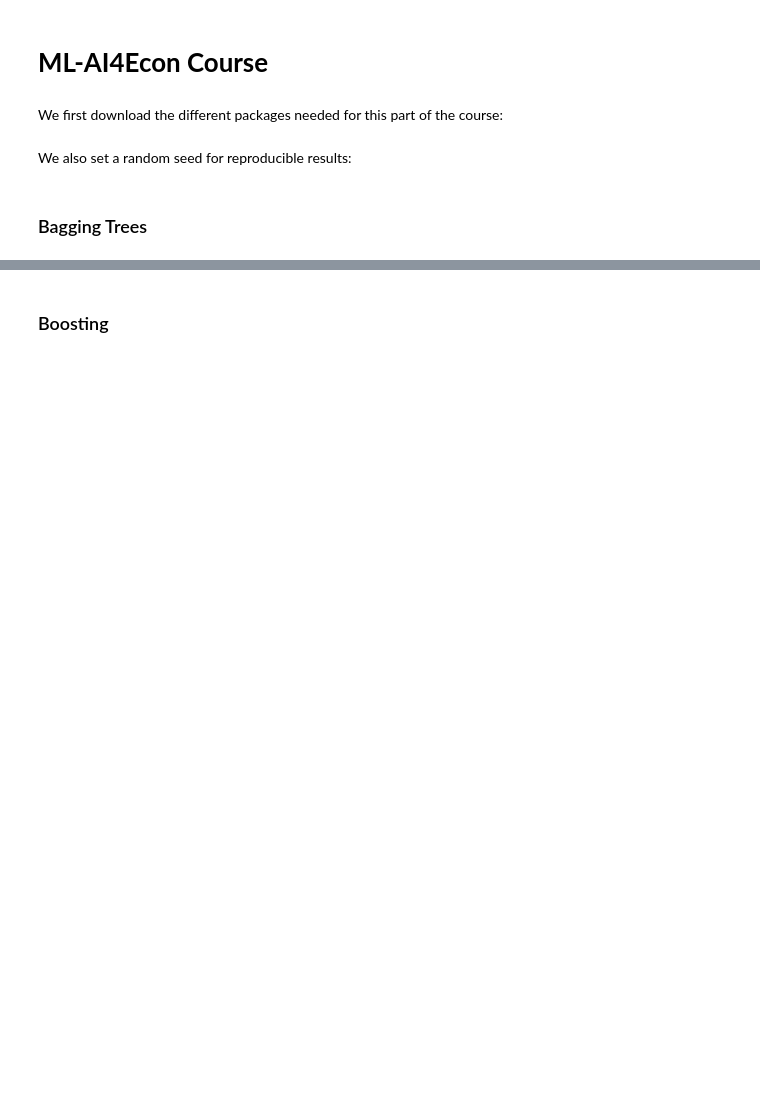
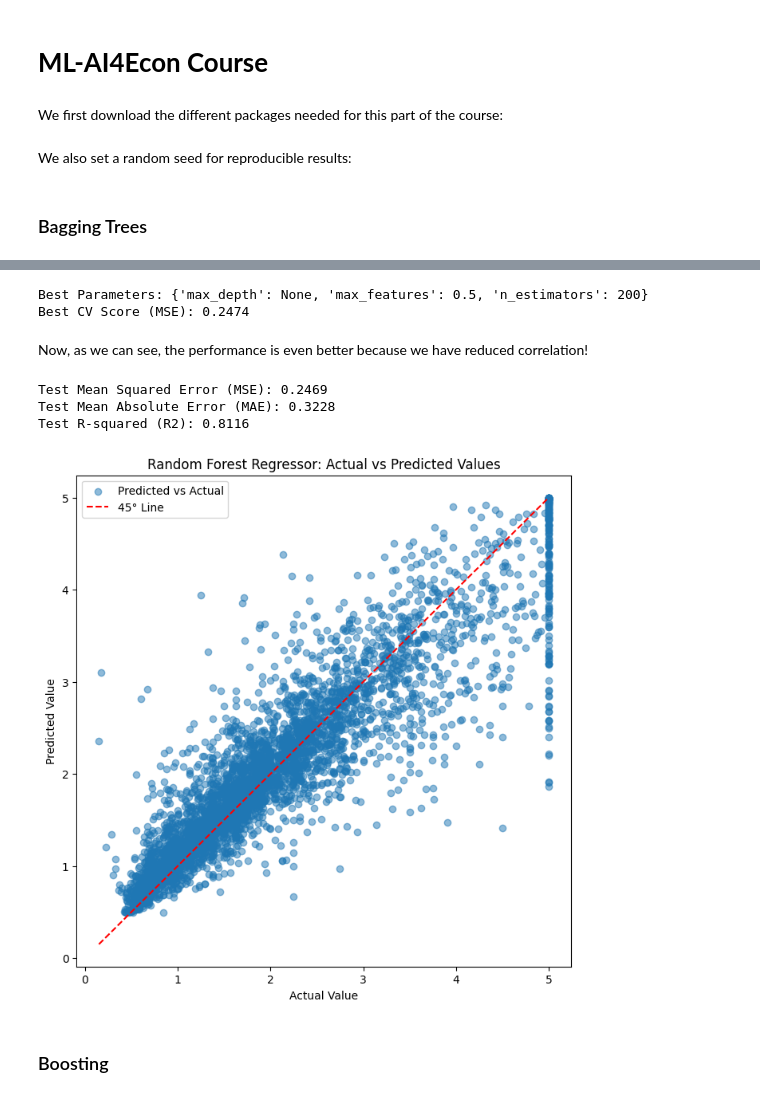
Before and after one commit to ikercb2000/ML4Econ_Course, a Jupyter notebook: Course_Notebooks/5_Bagging_Boosting.ipynb, the cells around one changed output, grey strips where cells are left out. Drawn from its saved outputs; the diff is of its cells as text; code cells hidden in the pictures; blank space fills up the shorter version.

```diff
--- a/Course_Notebooks/5_Bagging_Boosting.ipynb
+++ b/Course_Notebooks/5_Bagging_Boosting.ipynb
@@ -26,2 +220,56 @@ np.random.seed(24)
+# %%
+rf = RandomForestRegressor(random_state=42)
+
+param_grid_rf = {
+    'n_estimators': [50, 100, 200],
+    'max_features': [0.5, 1.0],
+    'max_depth': [None, 10, 20]
+}
+
+grid_search_rf = GridSearchCV(
+    estimator=rf,
+    param_grid=param_grid_rf,
+    cv=5,
+    scoring='neg_mean_squared_error',
+    n_jobs=-1
+)
+
+grid_search_rf.fit(X_train, y_train)
+
+print("Best Parameters:", grid_search_rf.best_params_)
+print("Best CV Score (MSE): {:.4f}".format(-grid_search_rf.best_score_))
+# %% [output]
+Best Parameters: {'max_depth': None, 'max_features': 0.5, 'n_estimators': 200}
+Best CV Score (MSE): 0.2474
+# %% [markdown]
+Now, as we can see, the performance is even better because we have reduced correlation!
+# %%
+
+best_rf_model = grid_search_rf.best_estimator_
+y_pred_rf = best_rf_model.predict(X_test)
+
+mse_rf = mean_squared_error(y_test, y_pred_rf)
+mae_rf = mean_absolute_error(y_test, y_pred_rf)
+r2_rf = r2_score(y_test, y_pred_rf)
+
+print("Test Mean Squared Error (MSE): {:.4f}".format(mse_rf))
+print("Test Mean Absolute Error (MAE): {:.4f}".format(mae_rf))
+print("Test R-squared (R2): {:.4f}".format(r2_rf))
+
+plt.figure(figsize=(8, 8))
+plt.scatter(y_test, y_pred_rf, alpha=0.5, label="Predicted vs Actual")
+min_val_rf = min(y_test.min(), y_pred_rf.min())
+max_val_rf = max(y_test.max(), y_pred_rf.max())
+plt.plot([min_val_rf, max_val_rf], [min_val_rf, max_val_rf], 'r--', label="45° Line")
+plt.xlabel("Actual Value")
+plt.ylabel("Predicted Value")
+plt.title("Random Forest Regressor: Actual vs Predicted Values")
+plt.legend()
+plt.show()
+# %% [output]
+Test Mean Squared Error (MSE): 0.2469
+Test Mean Absolute Error (MAE): 0.3228
+Test R-squared (R2): 0.8116
+[figure, added]
 # %% [markdown]
 ### Boosting
```
Also changed, not shown: parts of 25 cells of this notebook, 4 other files.
